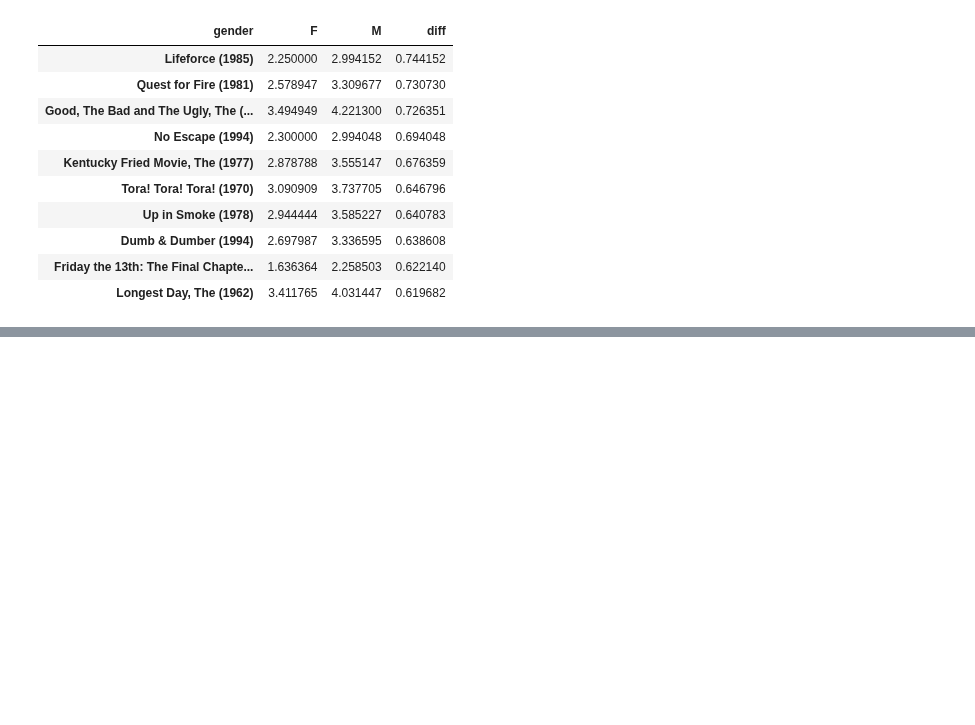
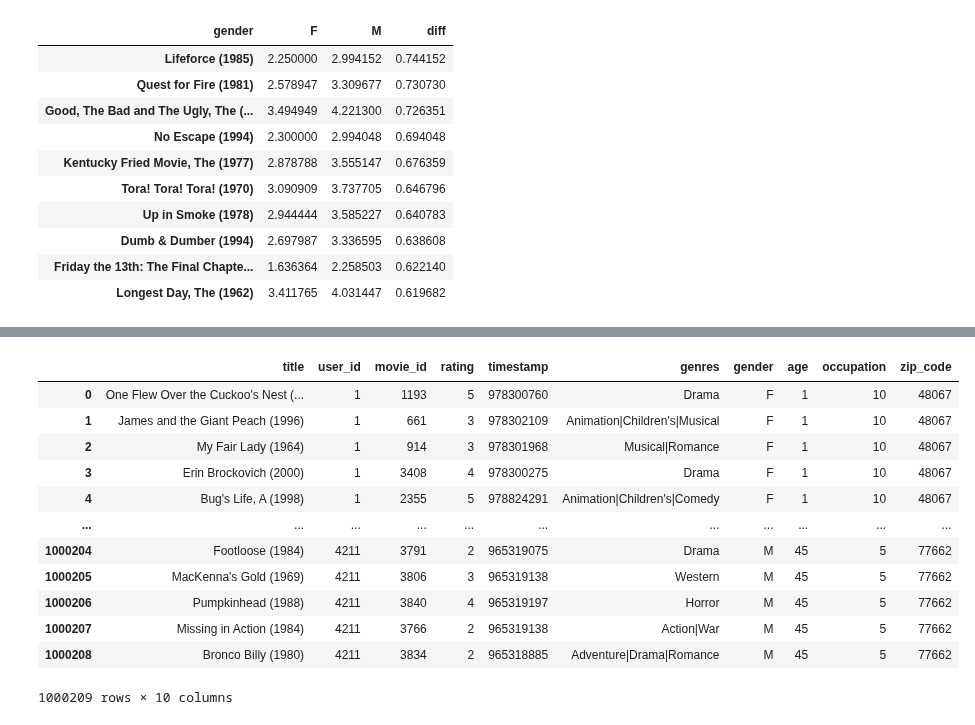
Before and after one commit to JakeOh/202110_itw_lab_python, a Jupyter notebook: py25_movielens.ipynb, the cells around one changed output, grey strips where cells are left out. Saved outputs shown, nothing was run; the diff lists cells and outputs as text; code cells hidden in the pictures; blank space fills up the shorter version.

```diff
--- a/py25_movielens.ipynb
+++ b/py25_movielens.ipynb
@@ -905,0 +985,3 @@ by_gender_150.sort_values(by='diff', ascending=False).head(n=10)
+# %%
+# DataFrame에서 영화 제목(title) 컬럼을 인덱스로 만듦.
+df_with_index = df.set_index('title')
@@ -905,0 +1018,16 @@ by_gender_150.sort_values(by='diff', ascending=False).head(n=10)
+# %%
+df_with_index.reset_index()
+# %% [output]
+|  | title | user_id | movie_id | rating | timestamp | genres | gender | age | occupation | zip_code |
+| 0 | One Flew Over the Cuckoo's Nest (... | 1 | 1193 | 5 | 978300760 | Drama | F | 1 | 10 | 48067 |
+| 1 | James and the Giant Peach (1996) | 1 | 661 | 3 | 978302109 | Animation|Children's|Musical | F | 1 | 10 | 48067 |
+| 2 | My Fair Lady (1964) | 1 | 914 | 3 | 978301968 | Musical|Romance | F | 1 | 10 | 48067 |
+| 3 | Erin Brockovich (2000) | 1 | 3408 | 4 | 978300275 | Drama | F | 1 | 10 | 48067 |
+| 4 | Bug's Life, A (1998) | 1 | 2355 | 5 | 978824291 | Animation|Children's|Comedy | F | 1 | 10 | 48067 |
+| ... | ... | ... | ... | ... | ... | ... | ... | ... | ... | ... |
+| 1000204 | Footloose (1984) | 4211 | 3791 | 2 | 965319075 | Drama | M | 45 | 5 | 77662 |
+| 1000205 | MacKenna's Gold (1969) | 4211 | 3806 | 3 | 965319138 | Western | M | 45 | 5 | 77662 |
+| 1000206 | Pumpkinhead (1988) | 4211 | 3840 | 4 | 965319197 | Horror | M | 45 | 5 | 77662 |
+| 1000207 | Missing in Action (1984) | 4211 | 3766 | 2 | 965319138 | Action|War | M | 45 | 5 | 77662 |
+| 1000208 | Bronco Billy (1980) | 4211 | 3834 | 2 | 965318885 | Adventure|Drama|Romance | M | 45 | 5 | 77662 |
+1000209 rows × 10 columns
```
Also changed, not shown: parts of 11 cells of this notebook.
